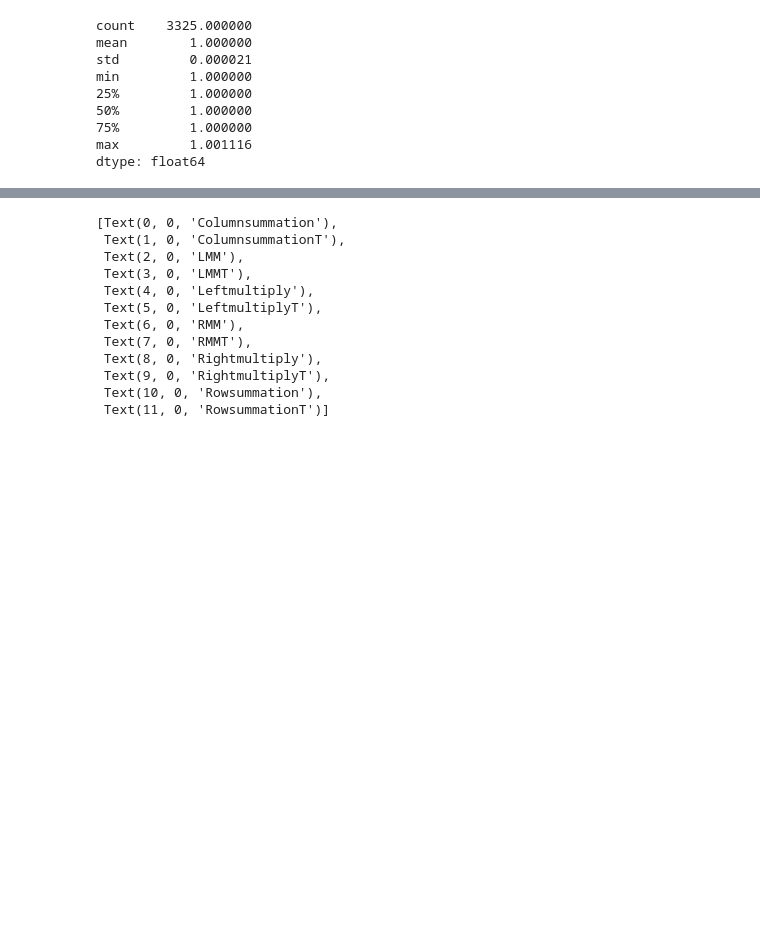
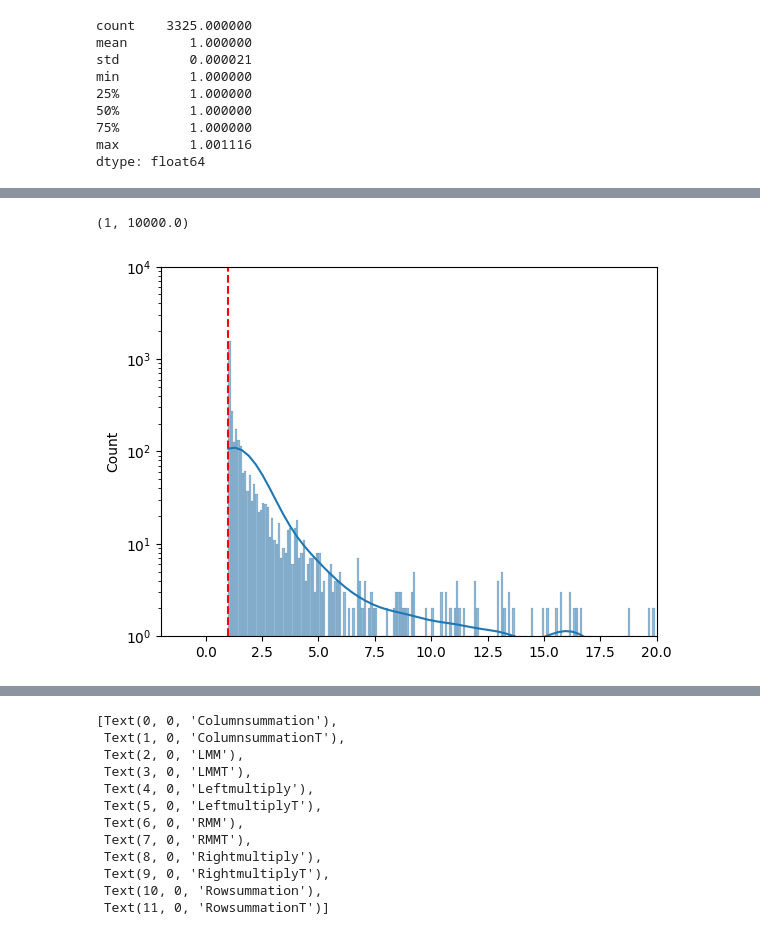
Before and after one commit to ptemarvelde/amalur-experiments, a Jupyter notebook: results/full_1/analytical_model/analytical.ipynb, the cells around one changed output, grey strips where cells are left out. Cells and saved outputs as stored; diff of their text form; code cells hidden in the pictures; blank space fills up the shorter version.

```diff
--- a/results/full_1/analytical_model/analytical.ipynb
+++ b/results/full_1/analytical_model/analytical.ipynb
@@ -223,0 +222,10 @@ ax.set_xscale('log')
+# %%
+# ax = sns.scatterplot(data=with_gpu_chars, x='math_cost_seconds', y='duration_sum', hue='gpu')
+ax = sns.histplot(with_gpu_chars.mem_cost_seconds / with_gpu_chars.math_cost_seconds, kde=True)
+ax.set_xlim(-2, 20)
+ax.axvline(1.0, color='red', linestyle='--')
+ax.set_yscale('log')
+ax.set_ylim(1, 1e4)
+# %% [output]
+(1, 10000.0)
+[figure, added]
```
Also changed, not shown: parts of 7 cells of this notebook, 1 other file.
